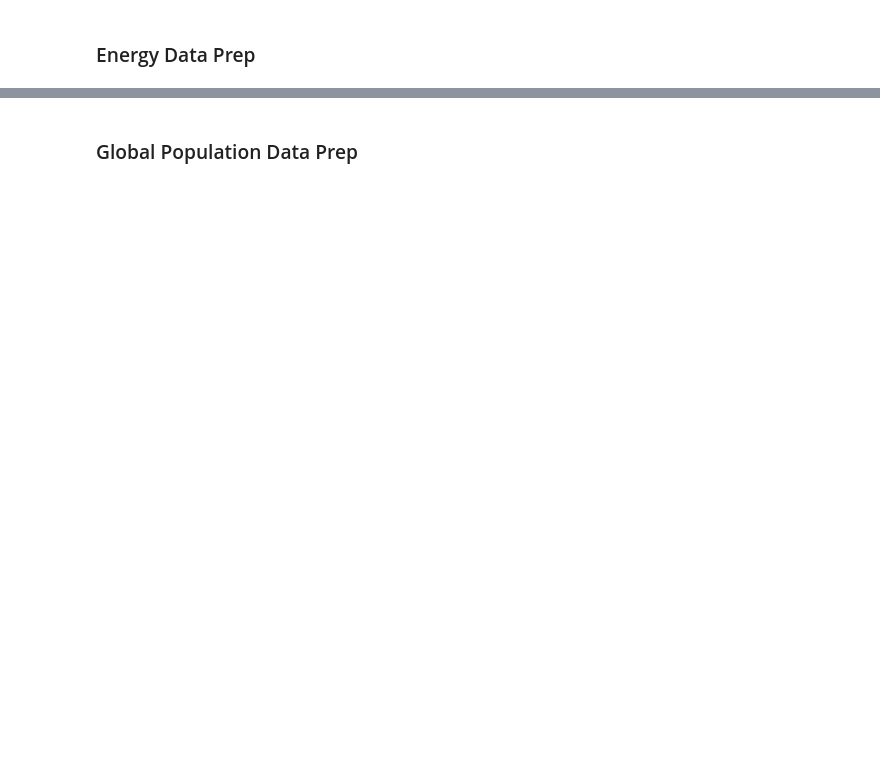
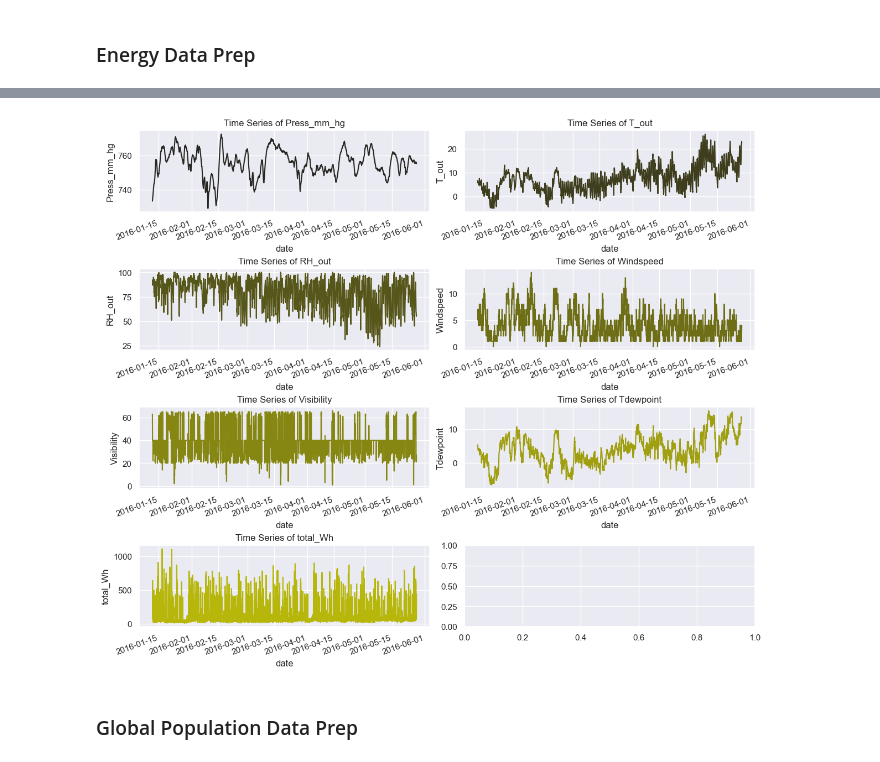
Before and after one commit to WulfNovak/time_series_model_comparison, a Jupyter notebook: data_preparation.ipynb, the cells around one changed output, grey strips where cells are left out. Saved outputs shown, nothing was run; the diff lists cells and outputs as text; code cells hidden in the pictures; blank space fills up the shorter version.

```diff
--- a/data_preparation.ipynb
+++ b/data_preparation.ipynb
@@ -75,3 +79,10 @@ energy_dt
+# %%
+RH_vars = ['Press_mm_hg', 'T_out', 'RH_out', 'Windspeed', 'Visibility', 'Tdewpoint', 'total_Wh']
+yellow_col = sns.color_palette("dark:yellow", len(T_vars))
+
+plot_var_grid(energy_dt_2, RH_vars, yellow_col, 4, 2, plot_type = 'lineplot')
+# %% [output]
+[figure, added]
 # %%
 import pickle
 
```
Also changed, not shown: parts of 9 cells of this notebook, 2 other files.
